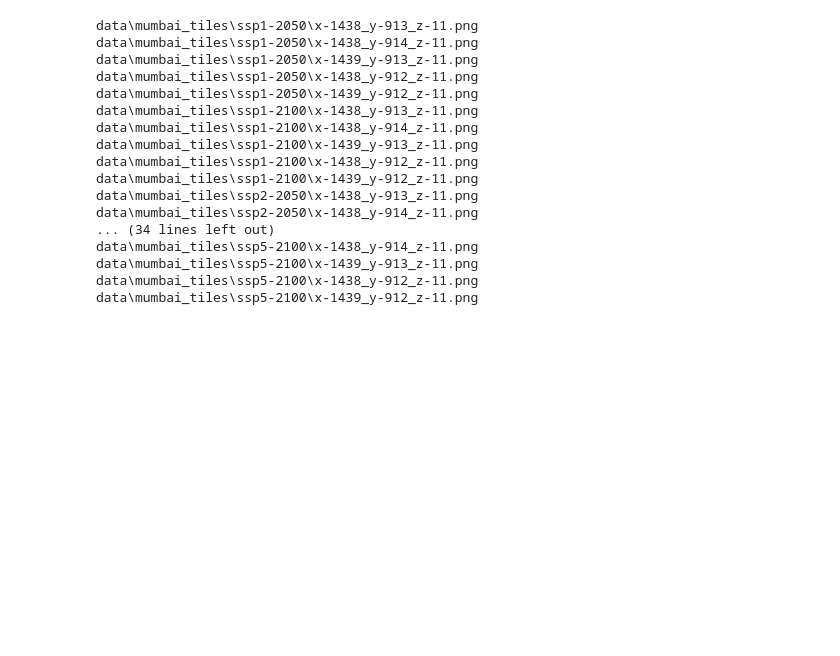
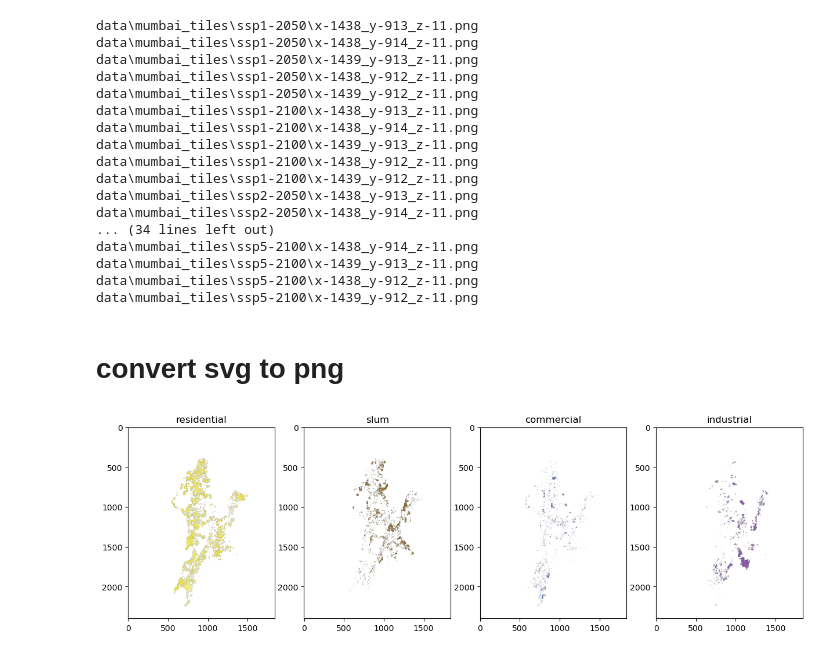
Before and after one commit to bhavya132/SIHTeamUniform, a Jupyter notebook: vulnerability_map.ipynb, the cells around one changed output. Cells and saved outputs as stored; diff of their text form; code cells hidden in the pictures; blank space fills up the shorter version.

```diff
--- a/vulnerability_map.ipynb
+++ b/vulnerability_map.ipynb
@@ -369,3 +369,5 @@ def legend_cmap(legend,ssp_value,save_dir=None):
             pickle.dump(color_dict,f)
 
     return color_dict
+# %% [markdown]
+# convert svg to png
@@ -371,0 +380,19 @@ def legend_cmap(legend,ssp_value,save_dir=None):
+# %%
+landuse_types = ['residential','slum','commercial','industrial']
+for t in landuse_types:
+    cairosvg.svg2png(
+        url=os.path.join(r'data\landuse_png',f'{t}.svg'), write_to=os.path.join(r'data\landuse_png',f'{t}.png'))
+# %%
+landuse_types = ['residential','slum','commercial','industrial']
+weights = [2,2,1,1]
+fig, axes = plt.subplots(1,len(landuse_types),figsize=(15,5))
+landuse_weights = np.zeros((2400, 1840))
+for i,t in enumerate(landuse_types):
+    im = np.asarray(Image.open(os.path.join(r'data\landuse_png',f'{t}.png')))
+    axes[i].imshow(im)
+    axes[i].set_title(t)
+    im_bin = np.where(im[:,:,-1]>0,weights[i],0)
+    landuse_weights += im_bin
+plt.show()
+# %% [output]
+[figure, added]
```
Also changed, not shown: parts of 28 cells of this notebook, 19 other files.
